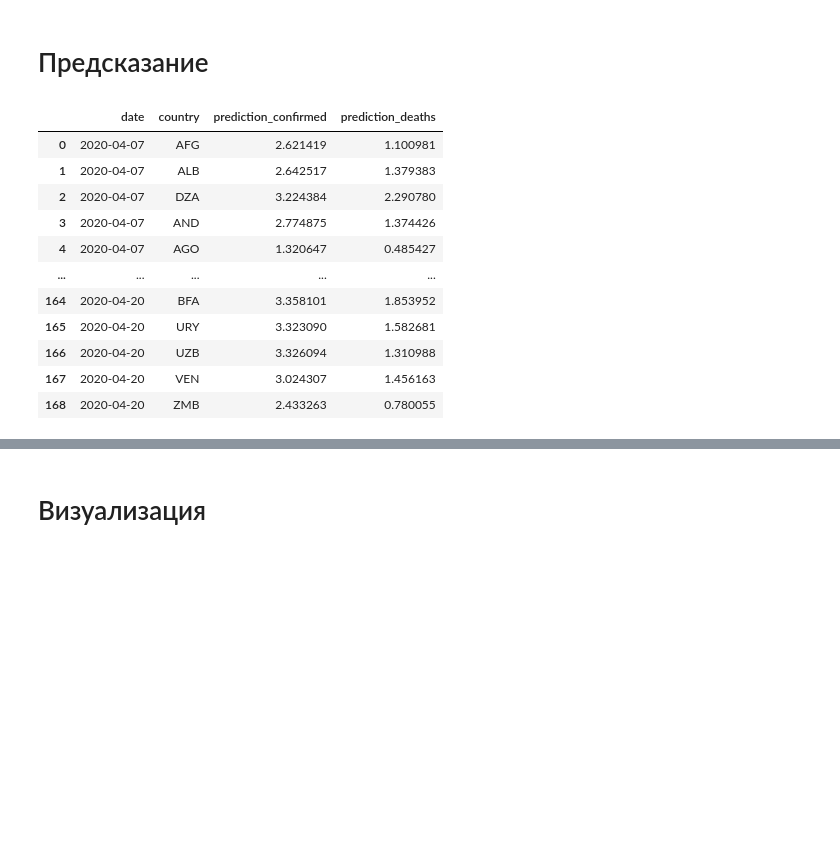
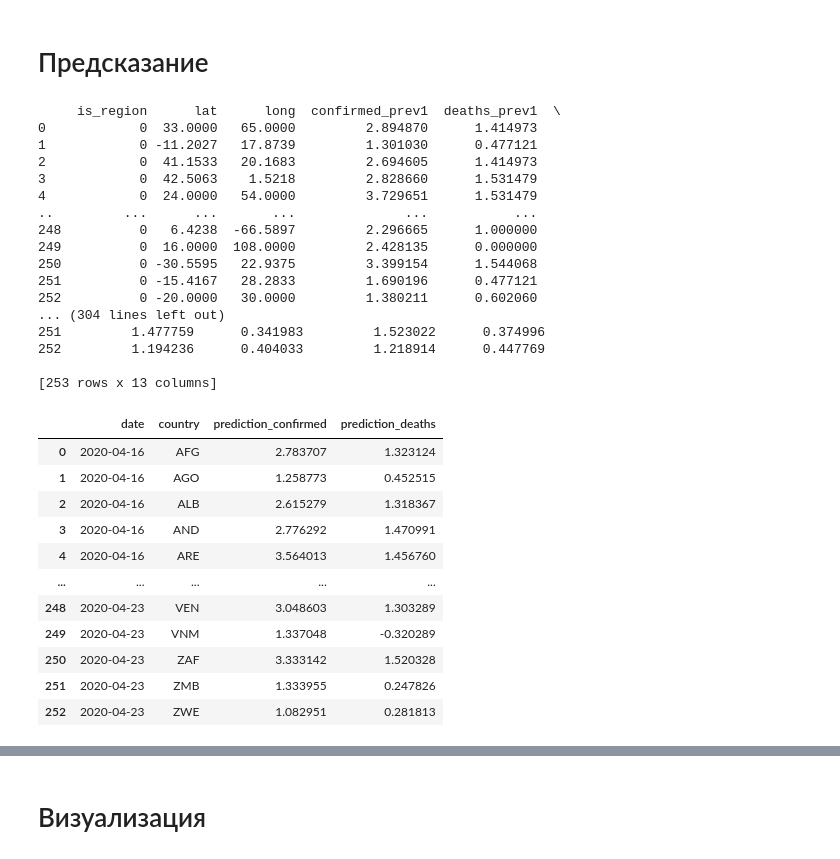
Before and after one commit to tyz910/sberbank-covid19, a Jupyter notebook: Predict.ipynb, the cells around one changed output, grey strips where cells are left out. Saved outputs shown, nothing was run; the diff lists cells and outputs as text; code cells hidden in the pictures; blank space fills up the shorter version.

```diff
--- a/Predict.ipynb
+++ b/Predict.ipynb
@@ -5,15 +5,11 @@ import numpy as np
 
 from torch.utils.data import DataLoader
 from catalyst.dl import SupervisedRunner
-from util.data import read_data, days_idx
+from util.data import read_data
 from util.model import CovidDataset
 from util.features import *
 
-countries, data = read_data(
-    countries_path='data/countries.csv',
-    confirmed_path='data/time_series_covid19_confirmed_global.csv',
-    deaths_path='data/time_series_covid19_deaths_global.csv',
-)
+countries, data = read_data(update=False)
 
 data['confirmed'] = np.log10(data['confirmed'] + 1)
 data['deaths'] = np.log10(data['deaths'] + 1)
@@ -39,0 +28,8 @@ len(train_idx), len(valid_idx)
+# %%
+VALID_DAYS = 5
+VALID_DATE_FROM = data['date'].max() - pd.to_timedelta(VALID_DAYS, unit='d')
+
+train_idx = data[data['date'] <= VALID_DATE_FROM].index
+valid_idx = data[data['date'] > VALID_DATE_FROM].index
+
+len(train_idx), len(valid_idx)
@@ -45,12 +43,10 @@ def get_y(df):
 
 def get_X(df):
     X = df.copy()
+    X = X.join(countries, on='country')[['country', 'confirmed', 'deaths', 'is_region', 'lat', 'long']]
+    X = add_prev_values(X, days=5)
 
-    add_days_since_start(X)
-    add_prev_values(X, "confirmed", days=5)
-    add_prev_values(X, "deaths", days=5)
-
-    return X.drop(columns=['date', 'country', 'confirmed', 'deaths'])
+    return X.drop(columns=['country', 'confirmed', 'deaths'])
 
 X, y = get_X(data), get_y(data)
 X_train, y_train = X.loc[train_idx], y.loc[train_idx]
@@ -151,18 +184,18 @@ plot_preds(data_pred, 'RUS', 'deaths')
 # %% [markdown]
 # Обучение модели на всем датасете
 # %%
-model_final=CovidModel()
+model_final = CovidModel()
 criterion = torch.nn.MSELoss()
-optimizer = torch.optim.Adam(model.parameters(), lr=LEARNING_RATE)
+optimizer = torch.optim.Adam(model_final.parameters(), lr=LEARNING_RATE)
 
 runner = SupervisedRunner()
 runner.train(
-    model=model,
+    model=model_final,
     criterion=criterion,
     optimizer=optimizer,
     loaders={
         "train": DataLoader(CovidDataset(X, y), batch_size=BATCH_SIZE, shuffle=False),
-        "valid": DataLoader(CovidDataset(X_valid, y_valid), batch_size=BATCH_SIZE, shuffle=False),
+        #"valid": DataLoader(CovidDataset(X_valid, y_valid), batch_size=BATCH_SIZE, shuffle=False),
     },
     logdir=LOG_DIR,
     num_epochs=NUM_EPOCHS,
@@ -170,50 +222,72 @@ runner.train(
 # %% [markdown]
 # Предсказание
 # %%
-PREDICT_DAYS = 14
+PREDICT_DAYS = 8
+
 
 def predict_next_day(current_data):
     last_date = current_data['date'].max()
     next_date = last_date + pd.to_timedelta(1, unit='d')
 
     prev_data = current_data[current_data['date'] == last_date]
     values = []
     for country in prev_data['country']:
         values.append([next_date, country, 0, 0])
 
     next_data = pd.DataFrame(values, columns=current_data.columns)
     combined_data = current_data.append(next_data)
     next_X = get_X(combined_data)[combined_data['date'] == next_date]
 
     next_data[['confirmed', 'deaths']] = runner.predict_loader(
-        model,
+        model_final,
         DataLoader(CovidDataset(next_X), batch_size=BATCH_SIZE, shuffle=False),
     )
 
     return next_data
 
+
 def predict(data, num_days=PREDICT_DAYS):
     predict_data = pd.DataFrame(columns=data.columns)
+
     for i in range(PREDICT_DAYS):
-        predict_data = predict_data.append(predict_next_day(data.append(predict_data)))
+        all_data = data.append(predict_data)
+        next_day_data = predict_next_day(all_data)
+        predict_data = predict_data.append(next_day_data)
 
     return predict_data.rename(columns={
         'confirmed': 'prediction_confirmed',
         'deaths': 'prediction_deaths',
     })
 
 predicts = predict(data)
 predicts
 # %% [output]
+     is_region      lat      long  confirmed_prev1  deaths_prev1  \
+0            0  33.0000   65.0000         2.894870      1.414973
+1            0 -11.2027   17.8739         1.301030      0.477121
+2            0  41.1533   20.1683         2.694605      1.414973
+3            0  42.5063    1.5218         2.828660      1.531479
+4            0  24.0000   54.0000         3.729651      1.531479
+..         ...      ...       ...              ...           ...
+248          0   6.4238  -66.5897         2.296665      1.000000
+249          0  16.0000  108.0000         2.428135      0.000000
+250          0 -30.5595   22.9375         3.399154      1.544068
+251          0 -15.4167   28.2833         1.690196      0.477121
+252          0 -20.0000   30.0000         1.380211      0.602060
+... (304 lines left out)
+251         1.477759      0.341983         1.523022      0.374996
+252         1.194236      0.404033         1.218914      0.447769
+
+[253 rows x 13 columns]
 |  | date | country | prediction_confirmed | prediction_deaths |
-| 0 | 2020-04-07 | AFG | 2.621419 | 1.100981 |
-| 1 | 2020-04-07 | ALB | 2.642517 | 1.379383 |
-| 2 | 2020-04-07 | DZA | 3.224384 | 2.290780 |
-| 3 | 2020-04-07 | AND | 2.774875 | 1.374426 |
-| 4 | 2020-04-07 | AGO | 1.320647 | 0.485427 |
+| 0 | 2020-04-16 | AFG | 2.783707 | 1.323124 |
+| 1 | 2020-04-16 | AGO | 1.258773 | 0.452515 |
+| 2 | 2020-04-16 | ALB | 2.615279 | 1.318367 |
+| 3 | 2020-04-16 | AND | 2.776292 | 1.470991 |
+| 4 | 2020-04-16 | ARE | 3.564013 | 1.456760 |
 | ... | ... | ... | ... | ... |
-| 164 | 2020-04-20 | BFA | 3.358101 | 1.853952 |
-| 165 | 2020-04-20 | URY | 3.323090 | 1.582681 |
-| 166 | 2020-04-20 | UZB | 3.326094 | 1.310988 |
-| 167 | 2020-04-20 | VEN | 3.024307 | 1.456163 |
-| 168 | 2020-04-20 | ZMB | 2.433263 | 0.780055 |
+| 248 | 2020-04-23 | VEN | 3.048603 | 1.303289 |
+| 249 | 2020-04-23 | VNM | 1.337048 | -0.320289 |
+| 250 | 2020-04-23 | ZAF | 3.333142 | 1.520328 |
+| 251 | 2020-04-23 | ZMB | 1.333955 | 0.247826 |
+| 252 | 2020-04-23 | ZWE | 1.082951 | 0.281813 |
```
Also changed, not shown: parts of 13 cells of this notebook, 15 other files.
